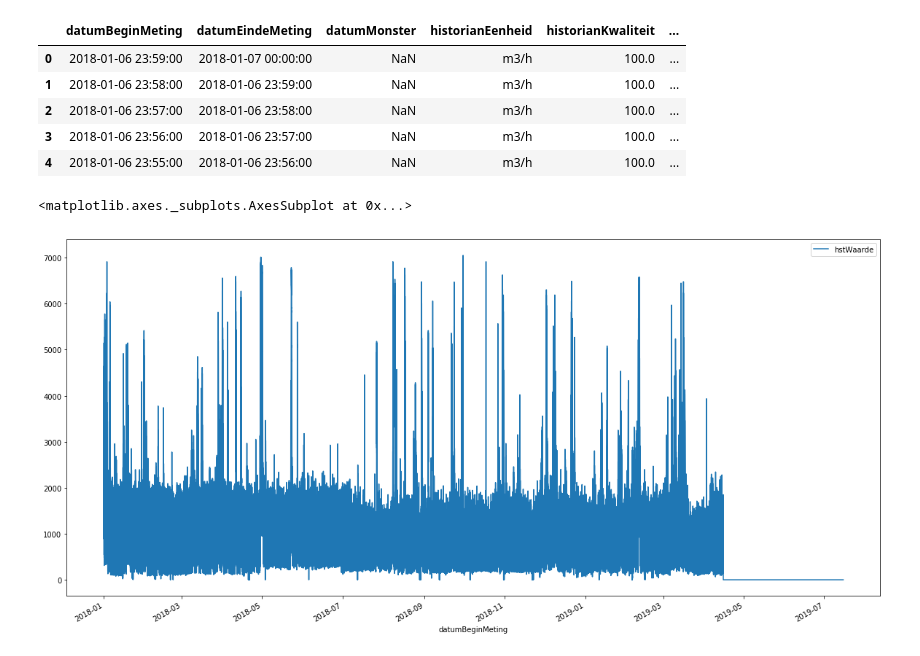
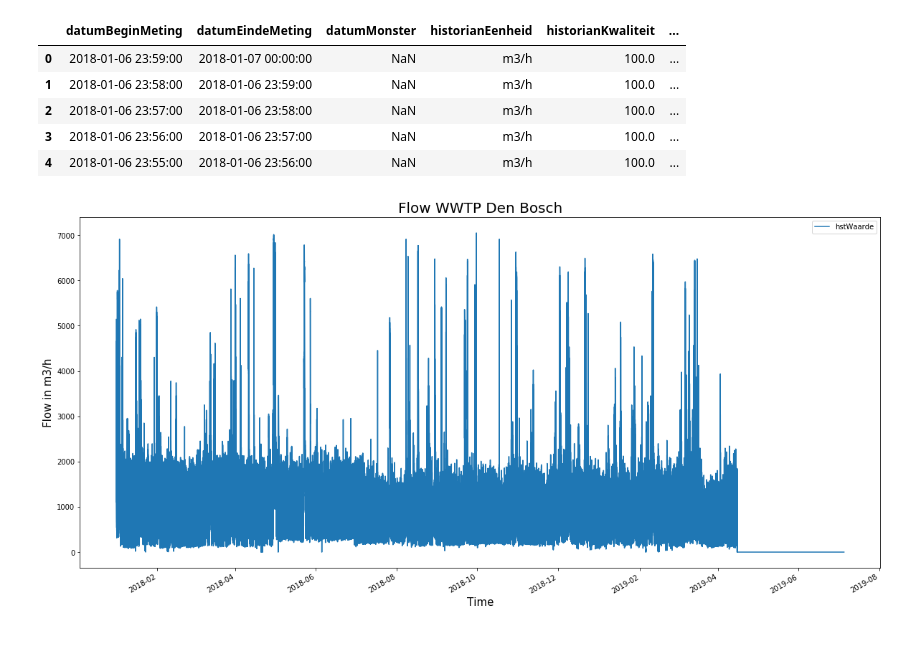
Before and after one commit to Trezorro/waterschap-datachallenge, a Jupyter notebook: Visualization flow wwtp Den Bosch.ipynb, the cells around one changed output. Cells and saved outputs as stored; diff of their text form; code cells hidden in the pictures.

```diff
--- a/Visualization flow wwtp Den Bosch.ipynb
+++ b/Visualization flow wwtp Den Bosch.ipynb
@@ -17,6 +17,7 @@ data = data.drop(['index'], axis = 1)
 data = data.drop('Unnamed: 0', axis = 1)
 # %%
 data['datumBeginMeting'] = pd.to_datetime(data['datumBeginMeting'])
+data = data[data['historianKwaliteit'] == 100]
 data.head()
 # %% [output]
 |  | datumBeginMeting | datumEindeMeting | datumMonster | historianEenheid | historianKwaliteit | ... |
@@ -25,8 +26,12 @@ data.head()
 | 2 | 2018-01-06 23:57:00 | 2018-01-06 23:58:00 | NaN | m3/h | 100.0 | ... |
 | 3 | 2018-01-06 23:56:00 | 2018-01-06 23:57:00 | NaN | m3/h | 100.0 | ... |
 | 4 | 2018-01-06 23:55:00 | 2018-01-06 23:56:00 | NaN | m3/h | 100.0 | ... |
-# %%
-data.plot(x = 'datumBeginMeting', y = 'hstWaarde', figsize = (20,10))
-# %% [output]
-<matplotlib.axes._subplots.AxesSubplot at 0x...>
-[figure, removed]
+# %%
+ax = data.plot(x = 'datumBeginMeting', y = 'hstWaarde', figsize = (20,10))
+ax.set_xlabel('Time', size = 15)
+ax.set_ylabel('Flow in m3/h', size = 15)
+ax.set_title('Flow WWTP Den Bosch', size = 20);
+fig = ax.get_figure()
+fig.savefig('{}/fig4.jpg'.format(path))
+# %% [output]
+[figure, added]
```
